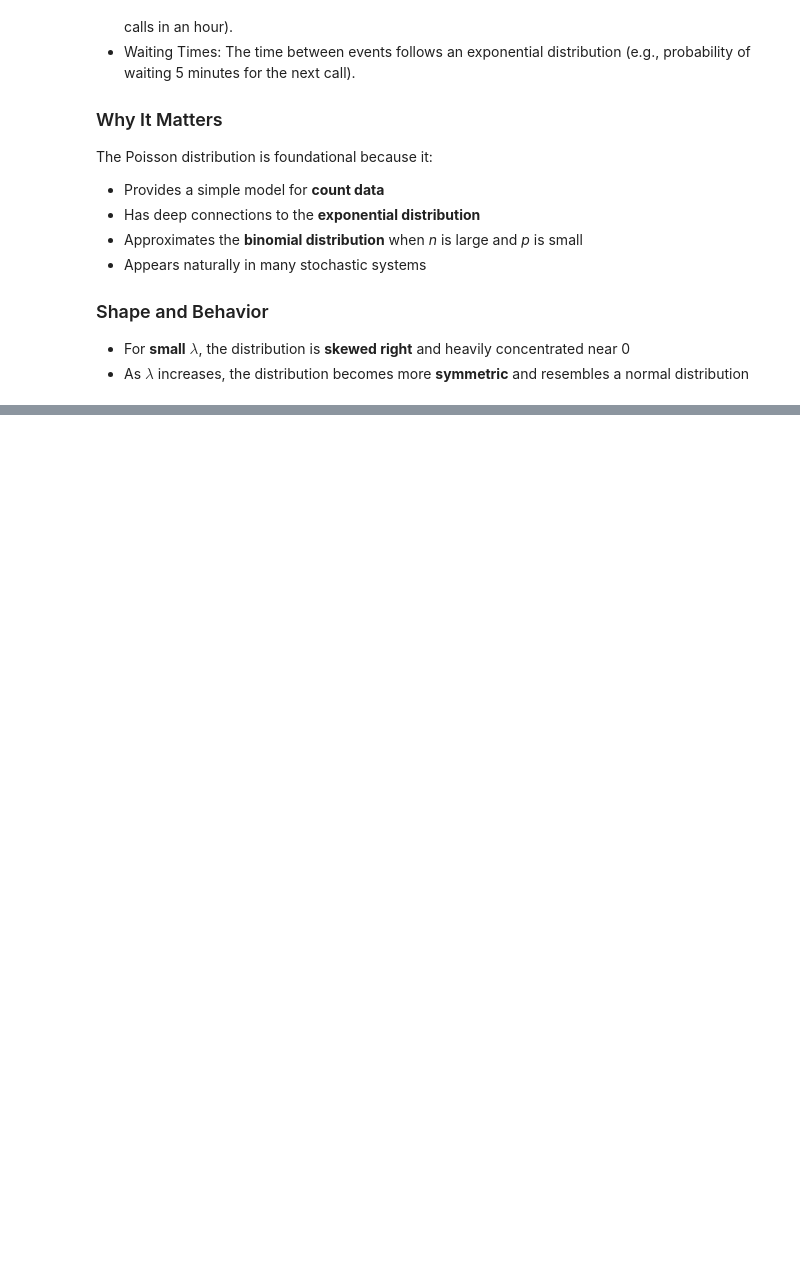
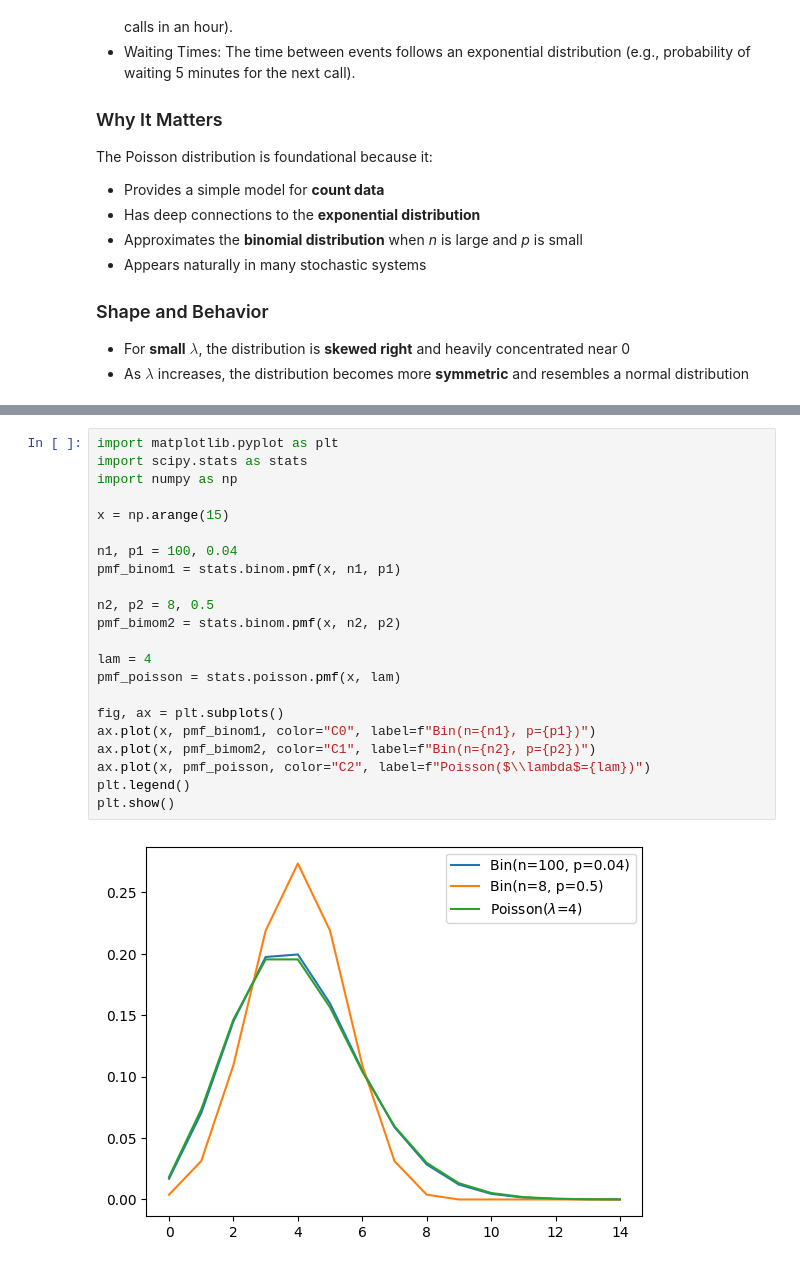
Before and after one commit to ZenSoftware/zen_jupyter, a Jupyter notebook: stats/poisson_dist.ipynb, the cells around one changed output, grey strips where cells are left out. Saved outputs shown, nothing was run; the diff lists cells and outputs as text; blank space fills up the shorter version.

```diff
--- a/stats/poisson_dist.ipynb
+++ b/stats/poisson_dist.ipynb
@@ -59,0 +100,24 @@ The Poisson distribution is foundational because it:
+# %%
+import matplotlib.pyplot as plt
+import scipy.stats as stats
+import numpy as np
+
+x = np.arange(15)
+
+n1, p1 = 100, 0.04
+pmf_binom1 = stats.binom.pmf(x, n1, p1)
+
+n2, p2 = 8, 0.5
+pmf_bimom2 = stats.binom.pmf(x, n2, p2)
+
+lam = 4
+pmf_poisson = stats.poisson.pmf(x, lam)
+
+fig, ax = plt.subplots()
+ax.plot(x, pmf_binom1, color="C0", label=f"Bin(n={n1}, p={p1})")
+ax.plot(x, pmf_bimom2, color="C1", label=f"Bin(n={n2}, p={p2})")
+ax.plot(x, pmf_poisson, color="C2", label=f"Poisson($\\lambda$={lam})")
+plt.legend()
+plt.show()
+# %% [output]
+[figure, added]
```
Also changed, not shown: parts of 2 cells of this notebook.
